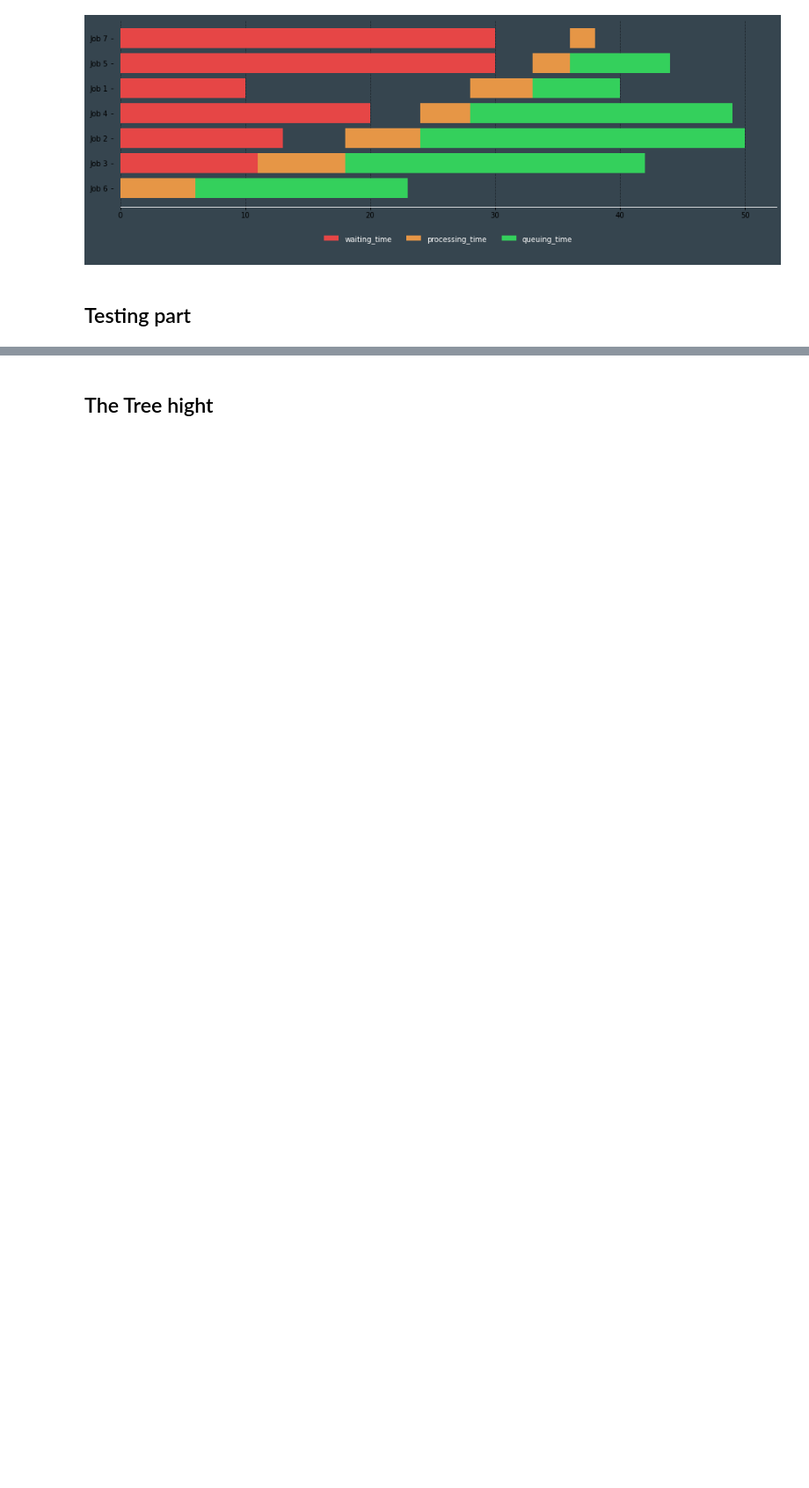
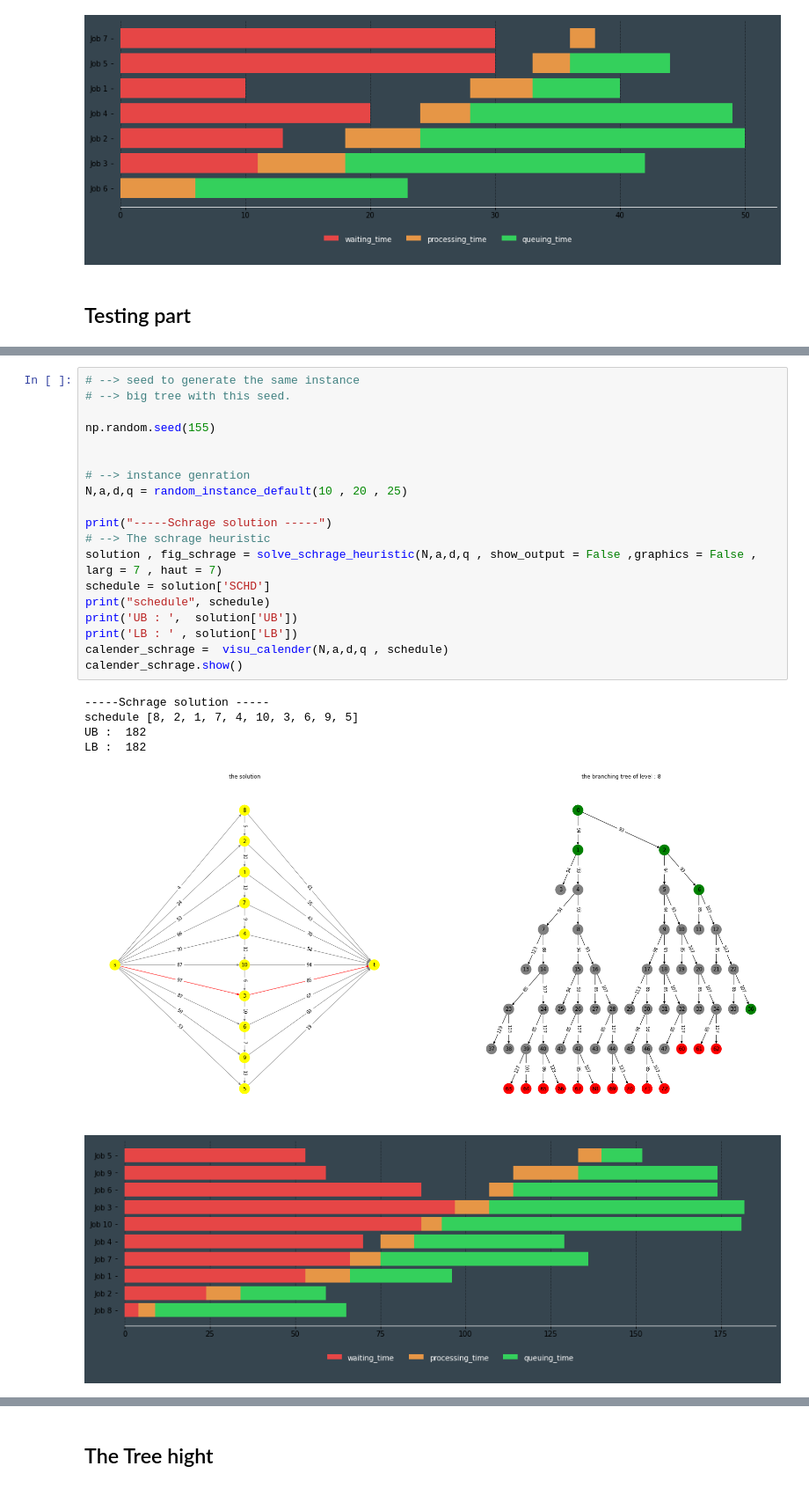
Before and after one commit to lolofo/ro_project_4gm, a Jupyter notebook: project_final/final_project.ipynb, the cells around one changed output, grey strips where cells are left out. Shown: that part at 88% size. Saved outputs shown, nothing was run; the diff lists cells and outputs as text; blank space fills up the shorter version.

```diff
--- a/project_final/final_project.ipynb
+++ b/project_final/final_project.ipynb
@@ -1290,0 +1297,26 @@ Result :  41.0
+# %%
+# --> seed to generate the same instance
+# --> big tree with this seed.
+
+np.random.seed(155)
+
+
+# --> instance genration
+N,a,d,q = random_instance_default(10 , 20 , 25)
+
+print("-----Schrage solution -----")
+# --> The schrage heuristic
+solution , fig_schrage = solve_schrage_heuristic(N,a,d,q , show_output = False ,graphics = False , larg = 7 , haut = 7)
+schedule = solution['SCHD']
+print("schedule", schedule)
+print('UB : ',  solution['UB'])
+print('LB : ' , solution['LB'])
+calender_schrage =  visu_calender(N,a,d,q , schedule)
+calender_schrage.show()
+# %% [output]
+-----Schrage solution -----
+schedule [8, 2, 1, 7, 4, 10, 3, 6, 9, 5]
+UB :  182
+LB :  182
+[figure, added]
+[figure, added]
```
Also changed, not shown: parts of 26 cells of this notebook.
